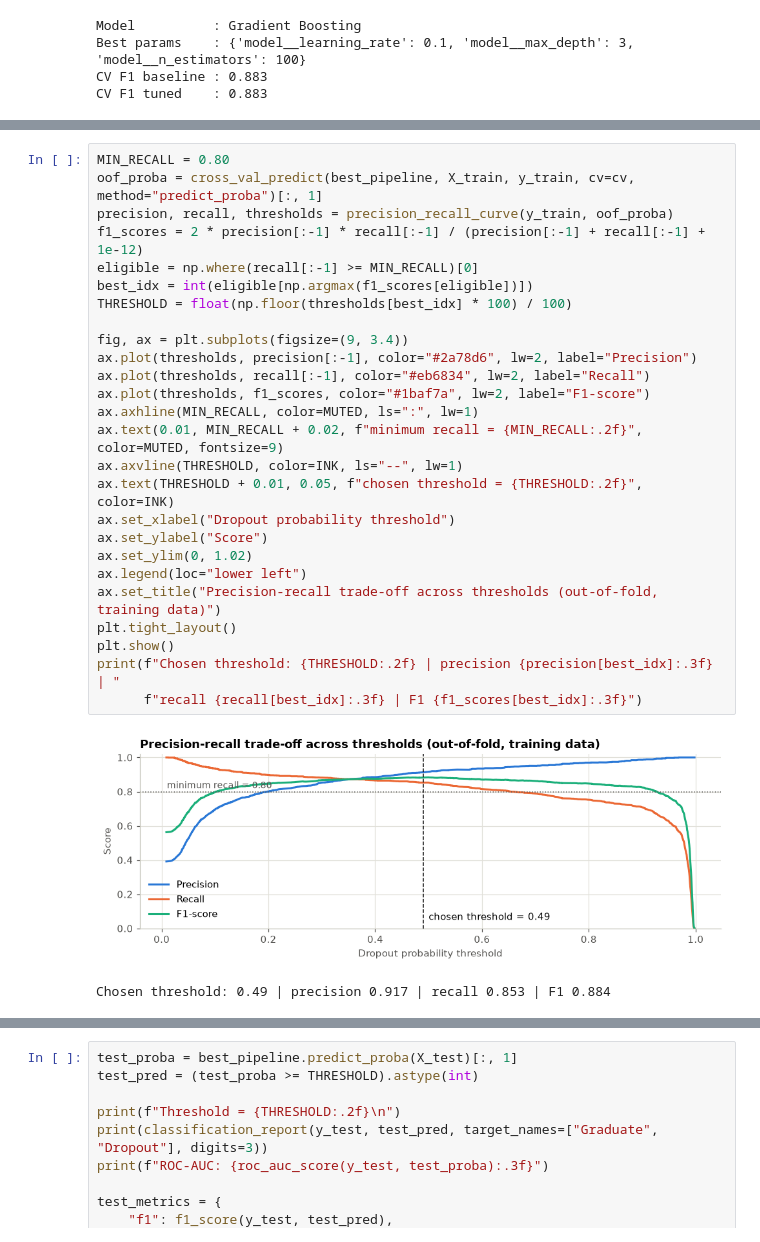
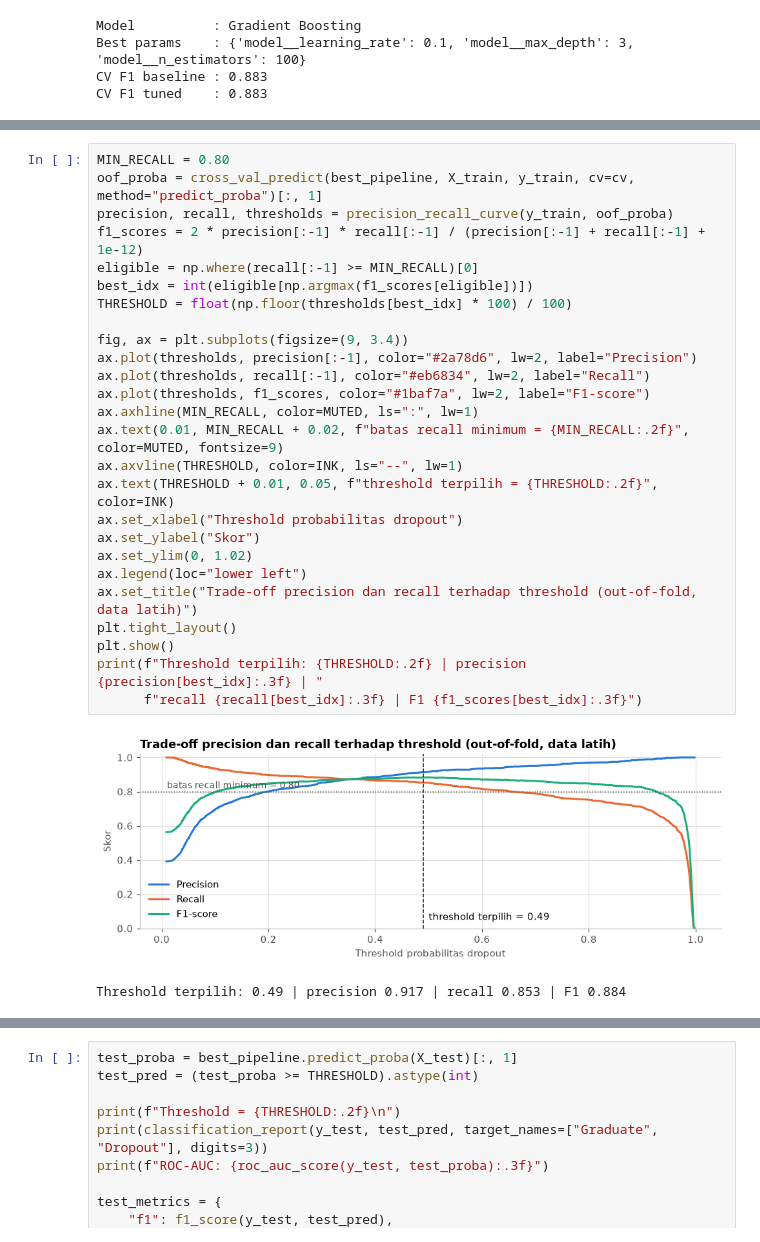
Before and after one commit to Rainy1502/EduGuard-Dropout-Prediction, a Jupyter notebook: notebook.ipynb, the cells around one changed output, grey strips where cells are left out. Cells and saved outputs as stored; diff of their text form.

```diff
--- a/notebook.ipynb
+++ b/notebook.ipynb
@@ -691,29 +691,29 @@ A business rule is therefore set: **the model must catch at least 80% of dropout
 # %%
 MIN_RECALL = 0.80
 oof_proba = cross_val_predict(best_pipeline, X_train, y_train, cv=cv, method="predict_proba")[:, 1]
 precision, recall, thresholds = precision_recall_curve(y_train, oof_proba)
 f1_scores = 2 * precision[:-1] * recall[:-1] / (precision[:-1] + recall[:-1] + 1e-12)
 eligible = np.where(recall[:-1] >= MIN_RECALL)[0]
 best_idx = int(eligible[np.argmax(f1_scores[eligible])])
 THRESHOLD = float(np.floor(thresholds[best_idx] * 100) / 100)
 
 fig, ax = plt.subplots(figsize=(9, 3.4))
 ax.plot(thresholds, precision[:-1], color="#2a78d6", lw=2, label="Precision")
 ax.plot(thresholds, recall[:-1], color="#eb6834", lw=2, label="Recall")
 ax.plot(thresholds, f1_scores, color="#1baf7a", lw=2, label="F1-score")
 ax.axhline(MIN_RECALL, color=MUTED, ls=":", lw=1)
-ax.text(0.01, MIN_RECALL + 0.02, f"minimum recall = {MIN_RECALL:.2f}", color=MUTED, fontsize=9)
+ax.text(0.01, MIN_RECALL + 0.02, f"batas recall minimum = {MIN_RECALL:.2f}", color=MUTED, fontsize=9)
 ax.axvline(THRESHOLD, color=INK, ls="--", lw=1)
-ax.text(THRESHOLD + 0.01, 0.05, f"chosen threshold = {THRESHOLD:.2f}", color=INK)
-ax.set_xlabel("Dropout probability threshold")
-ax.set_ylabel("Score")
+ax.text(THRESHOLD + 0.01, 0.05, f"threshold terpilih = {THRESHOLD:.2f}", color=INK)
+ax.set_xlabel("Threshold probabilitas dropout")
+ax.set_ylabel("Skor")
 ax.set_ylim(0, 1.02)
 ax.legend(loc="lower left")
-ax.set_title("Precision-recall trade-off across thresholds (out-of-fold, training data)")
+ax.set_title("Trade-off precision dan recall terhadap threshold (out-of-fold, data latih)")
 plt.tight_layout()
 plt.show()
-print(f"Chosen threshold: {THRESHOLD:.2f} | precision {precision[best_idx]:.3f} | "
+print(f"Threshold terpilih: {THRESHOLD:.2f} | precision {precision[best_idx]:.3f} | "
       f"recall {recall[best_idx]:.3f} | F1 {f1_scores[best_idx]:.3f}")
 # %% [output]
-[figure, old version]
+[figure, new version]
-Chosen threshold: 0.49 | precision 0.917 | recall 0.853 | F1 0.884
+Threshold terpilih: 0.49 | precision 0.917 | recall 0.853 | F1 0.884
```
Also changed, not shown: parts of 133 cells of this notebook, 14 other files.
